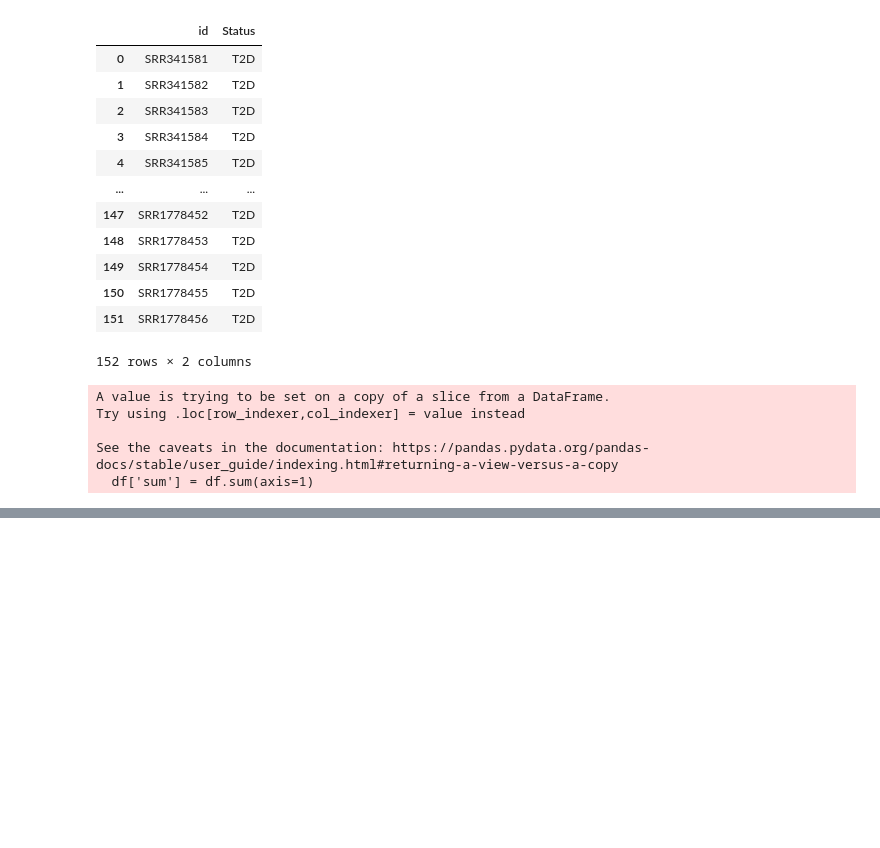
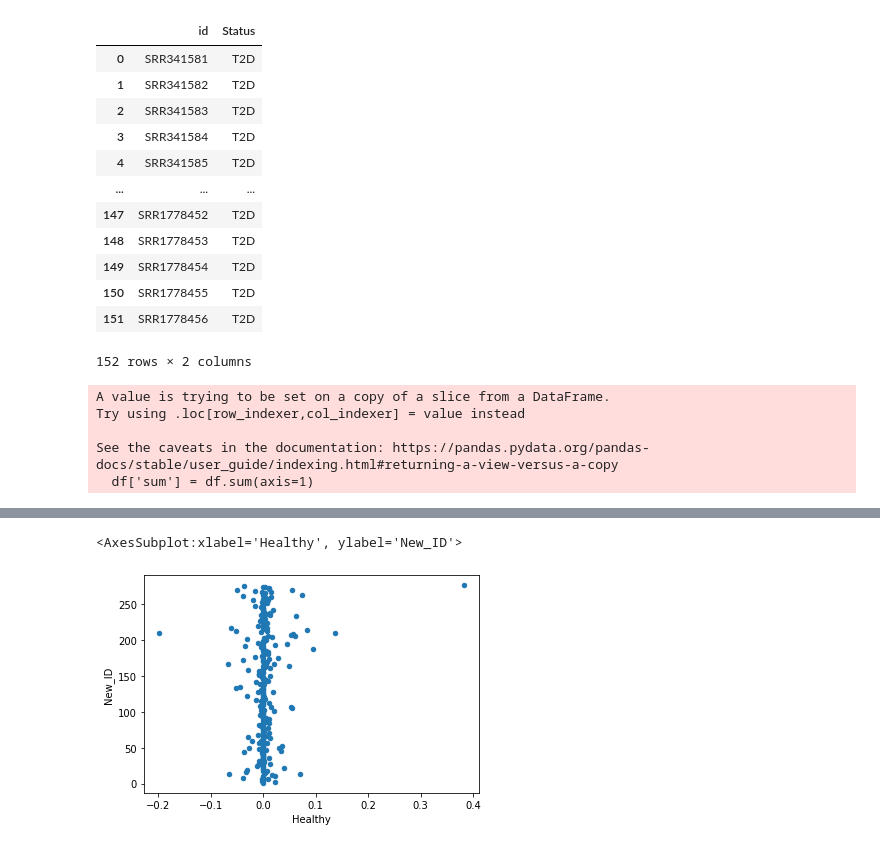
Before and after one commit to jindongmin/Meta_diseases_analyses, a Jupyter notebook: ipynb/SHAP_plots.ipynb, the cells around one changed output, grey strips where cells are left out. Saved outputs shown, nothing was run; the diff lists cells and outputs as text; code cells hidden in the pictures; blank space fills up the shorter version.

```diff
--- a/ipynb/SHAP_plots.ipynb
+++ b/ipynb/SHAP_plots.ipynb
@@ -39,0 +76,2 @@ df.merge(Metadata, how = 'left',on = 'id').to_csv('../table/QinT2D_shapely_new.t
+# %%
+dfT = df.T
@@ -39,0 +94,4 @@ df.merge(Metadata, how = 'left',on = 'id').to_csv('../table/QinT2D_shapely_new.t
+# %%
+dfT['n'] = dfT.index
+# %%
+dfT.insert(0, 'New_ID', range(1, 1 + len(dfT)))
@@ -39,0 +114,5 @@ df.merge(Metadata, how = 'left',on = 'id').to_csv('../table/QinT2D_shapely_new.t
+# %%
+dfT.plot.scatter(x = 'Healthy', y = 'New_ID')
+# %% [output]
+<AxesSubplot:xlabel='Healthy', ylabel='New_ID'>
+[figure, added]
```
Also changed, not shown: parts of 7 cells of this notebook.
